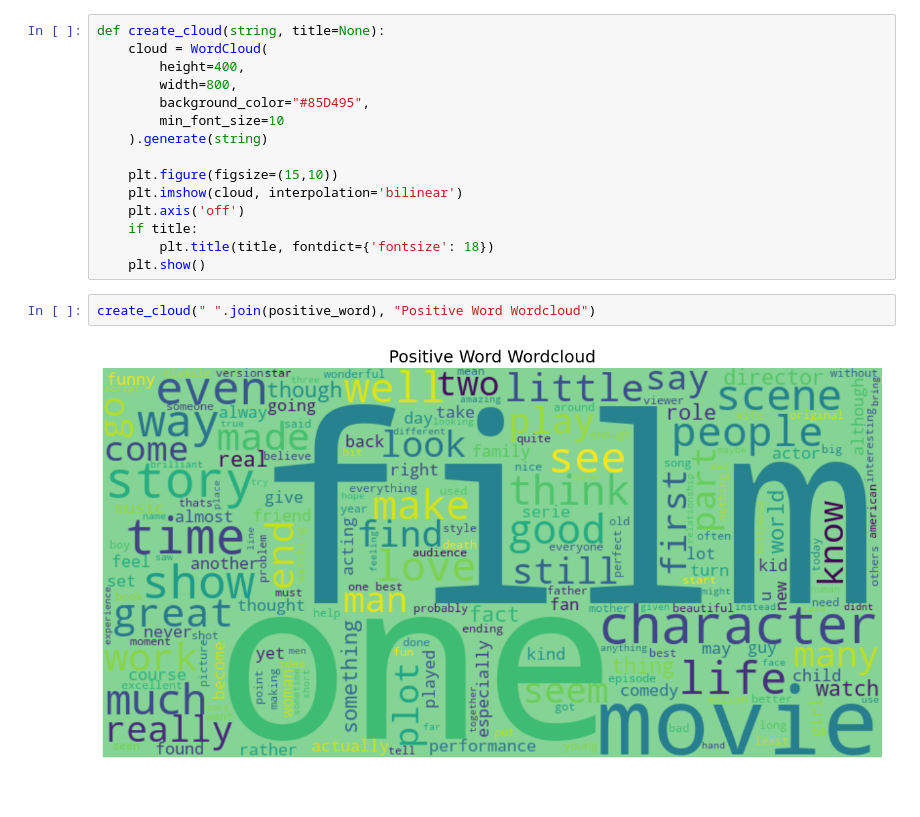
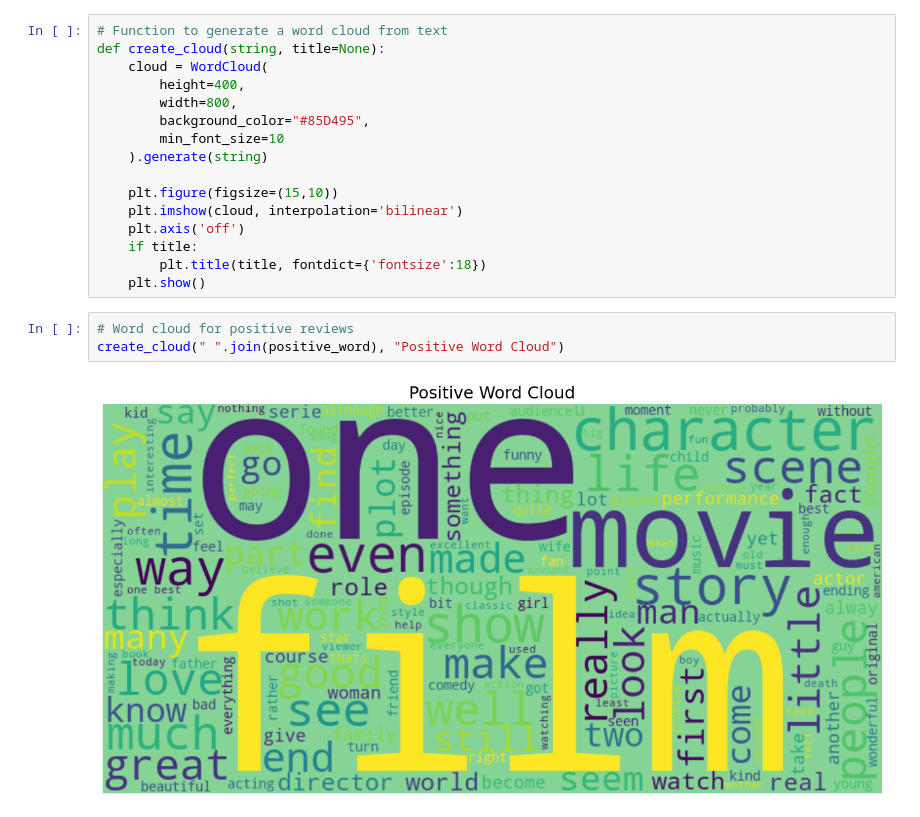
Before and after one commit to Md-Maruf-1727/movie-review-sentiment-analysis, a Jupyter notebook: Notebook/03_eda-visualization.ipynb, the cells around one changed output. Saved outputs shown, nothing was run; the diff lists cells and outputs as text.

```diff
--- a/Notebook/03_eda-visualization.ipynb
+++ b/Notebook/03_eda-visualization.ipynb
@@ -135,4 +211,5 @@ Negative Top 15 word: [('movie', 55890), ('film', 41913), ('one', 25718), ('like
 # %%
+# Function to generate a word cloud from text
 def create_cloud(string, title=None):
     cloud = WordCloud(
         height=400,
@@ -145,10 +222,11 @@ def create_cloud(string, title=None):
     plt.imshow(cloud, interpolation='bilinear')
     plt.axis('off')
     if title:
-        plt.title(title, fontdict={'fontsize': 18})
+        plt.title(title, fontdict={'fontsize':18})
     plt.show()
 # %%
-create_cloud(" ".join(positive_word), "Positive Word Wordcloud")
+# Word cloud for positive reviews
+create_cloud(" ".join(positive_word), "Positive Word Cloud")
 # %% [output]
-[figure, old version]
+[figure, new version]
 # %%
```
Also changed, not shown: parts of 21 cells of this notebook.
